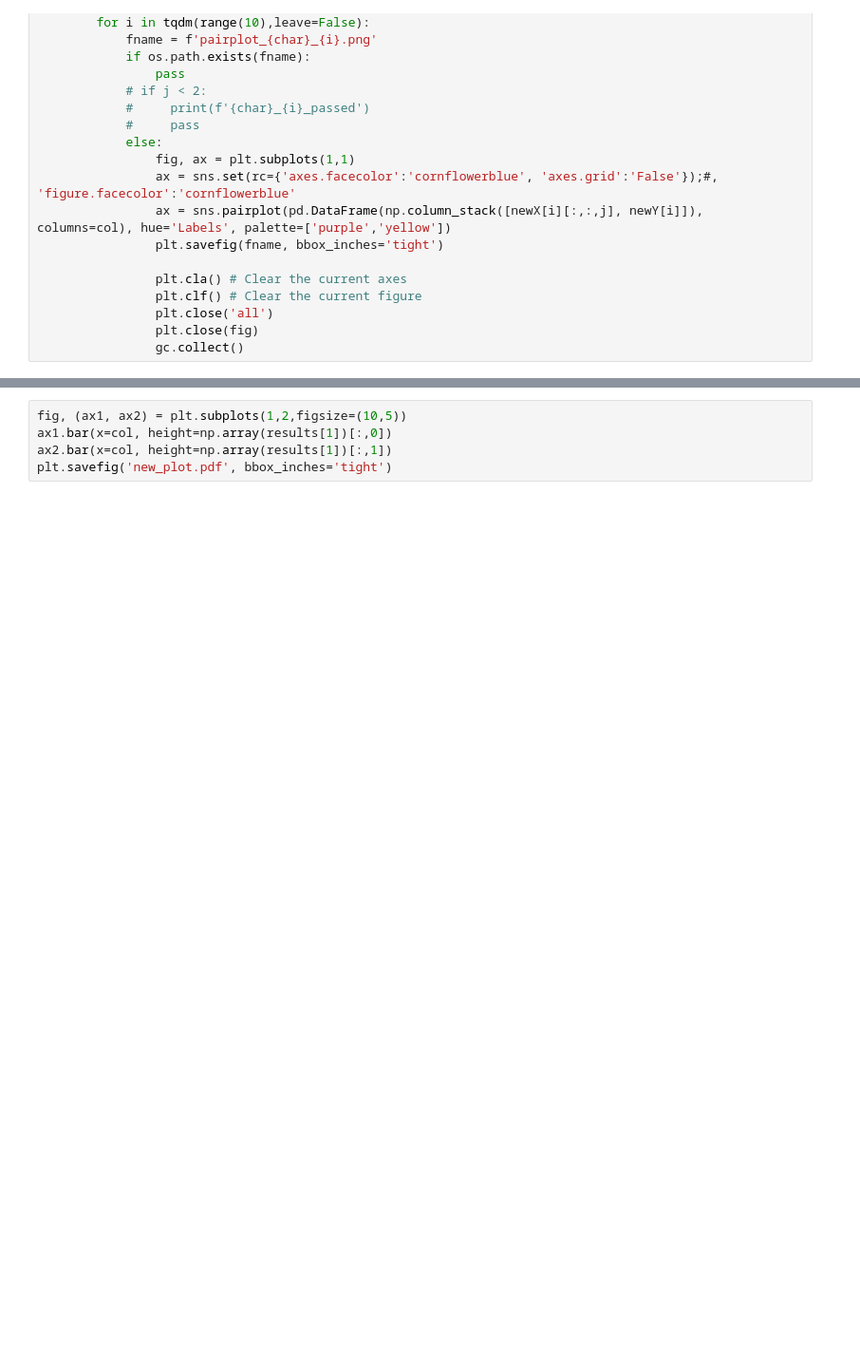
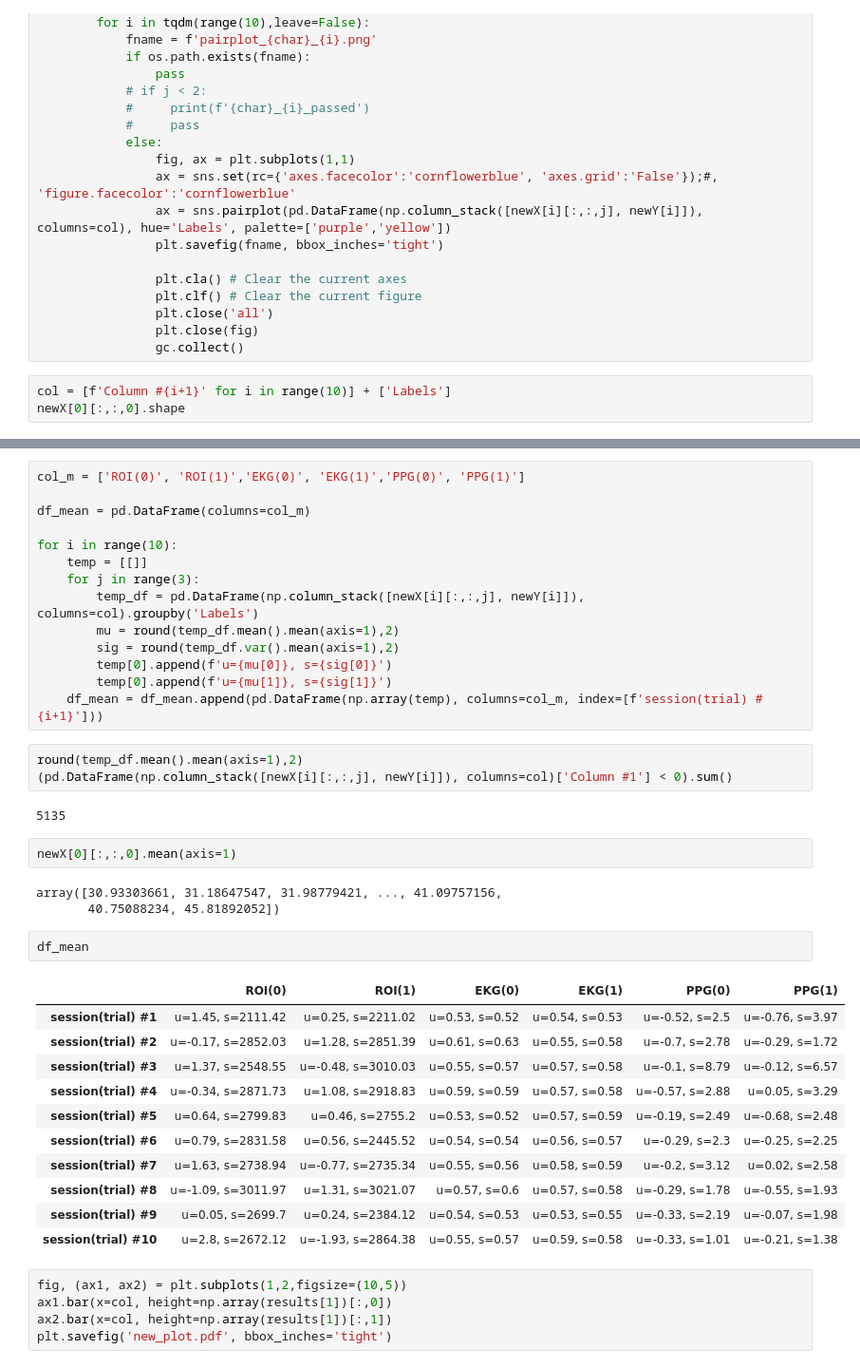
Before and after one commit to jshinm/hologram-biometric-signal-parsing, a Jupyter notebook: MindX_dataloader.ipynb, the cells around one changed output, grey strips where cells are left out. Shown: that part at 95% size. Drawn from its saved outputs; the diff is of its cells as text; blank space fills up the shorter version.

```diff
--- a/MindX_dataloader.ipynb
+++ b/MindX_dataloader.ipynb
@@ -569,3 +564,6 @@ if False:
                 plt.close('all')
                 plt.close(fig)
                 gc.collect()
+# %%
+col = [f'Column #{i+1}' for i in range(10)] + ['Labels']
+newX[0][:,:,0].shape
@@ -572,3 +583,41 @@ if False:
+# %%
+col_m = ['ROI(0)', 'ROI(1)','EKG(0)', 'EKG(1)','PPG(0)', 'PPG(1)']
+
+df_mean = pd.DataFrame(columns=col_m)
+
+for i in range(10):
+    temp = [[]]
+    for j in range(3):
+        temp_df = pd.DataFrame(np.column_stack([newX[i][:,:,j], newY[i]]), columns=col).groupby('Labels')
+        mu = round(temp_df.mean().mean(axis=1),2)
+        sig = round(temp_df.var().mean(axis=1),2)
+        temp[0].append(f'u={mu[0]}, s={sig[0]}')
+        temp[0].append(f'u={mu[1]}, s={sig[1]}')
+    df_mean = df_mean.append(pd.DataFrame(np.array(temp), columns=col_m, index=[f'session(trial) #{i+1}']))
+# %%
+round(temp_df.mean().mean(axis=1),2)
+(pd.DataFrame(np.column_stack([newX[i][:,:,j], newY[i]]), columns=col)['Column #1'] < 0).sum()
+# %% [output]
+5135
+# %%
+newX[0][:,:,0].mean(axis=1)
+# %% [output]
+array([30.93303661, 31.18647547, 31.98779421, ..., 41.09757156,
+       40.75088234, 45.81892052])
+# %%
+df_mean
+# %% [output]
+|  | ROI(0) | ROI(1) | EKG(0) | EKG(1) | PPG(0) | PPG(1) |
+| session(trial) #1 | u=1.45, s=2111.42 | u=0.25, s=2211.02 | u=0.53, s=0.52 | u=0.54, s=0.53 | u=-0.52, s=2.5 | u=-0.76, s=3.97 |
+| session(trial) #2 | u=-0.17, s=2852.03 | u=1.28, s=2851.39 | u=0.61, s=0.63 | u=0.55, s=0.58 | u=-0.7, s=2.78 | u=-0.29, s=1.72 |
+| session(trial) #3 | u=1.37, s=2548.55 | u=-0.48, s=3010.03 | u=0.55, s=0.57 | u=0.57, s=0.58 | u=-0.1, s=8.79 | u=-0.12, s=6.57 |
+| session(trial) #4 | u=-0.34, s=2871.73 | u=1.08, s=2918.83 | u=0.59, s=0.59 | u=0.57, s=0.58 | u=-0.57, s=2.88 | u=0.05, s=3.29 |
+| session(trial) #5 | u=0.64, s=2799.83 | u=0.46, s=2755.2 | u=0.53, s=0.52 | u=0.57, s=0.59 | u=-0.19, s=2.49 | u=-0.68, s=2.48 |
+| session(trial) #6 | u=0.79, s=2831.58 | u=0.56, s=2445.52 | u=0.54, s=0.54 | u=0.56, s=0.57 | u=-0.29, s=2.3 | u=-0.25, s=2.25 |
+| session(trial) #7 | u=1.63, s=2738.94 | u=-0.77, s=2735.34 | u=0.55, s=0.56 | u=0.58, s=0.59 | u=-0.2, s=3.12 | u=0.02, s=2.58 |
+| session(trial) #8 | u=-1.09, s=3011.97 | u=1.31, s=3021.07 | u=0.57, s=0.6 | u=0.57, s=0.58 | u=-0.29, s=1.78 | u=-0.55, s=1.93 |
+| session(trial) #9 | u=0.05, s=2699.7 | u=0.24, s=2384.12 | u=0.54, s=0.53 | u=0.53, s=0.55 | u=-0.33, s=2.19 | u=-0.07, s=1.98 |
+| session(trial) #10 | u=2.8, s=2672.12 | u=-1.93, s=2864.38 | u=0.55, s=0.57 | u=0.59, s=0.58 | u=-0.33, s=1.01 | u=-0.21, s=1.38 |
 # %%
 fig, (ax1, ax2) = plt.subplots(1,2,figsize=(10,5))
 ax1.bar(x=col, height=np.array(results[1])[:,0])
```
Also changed, not shown: parts of 4 cells of this notebook.
